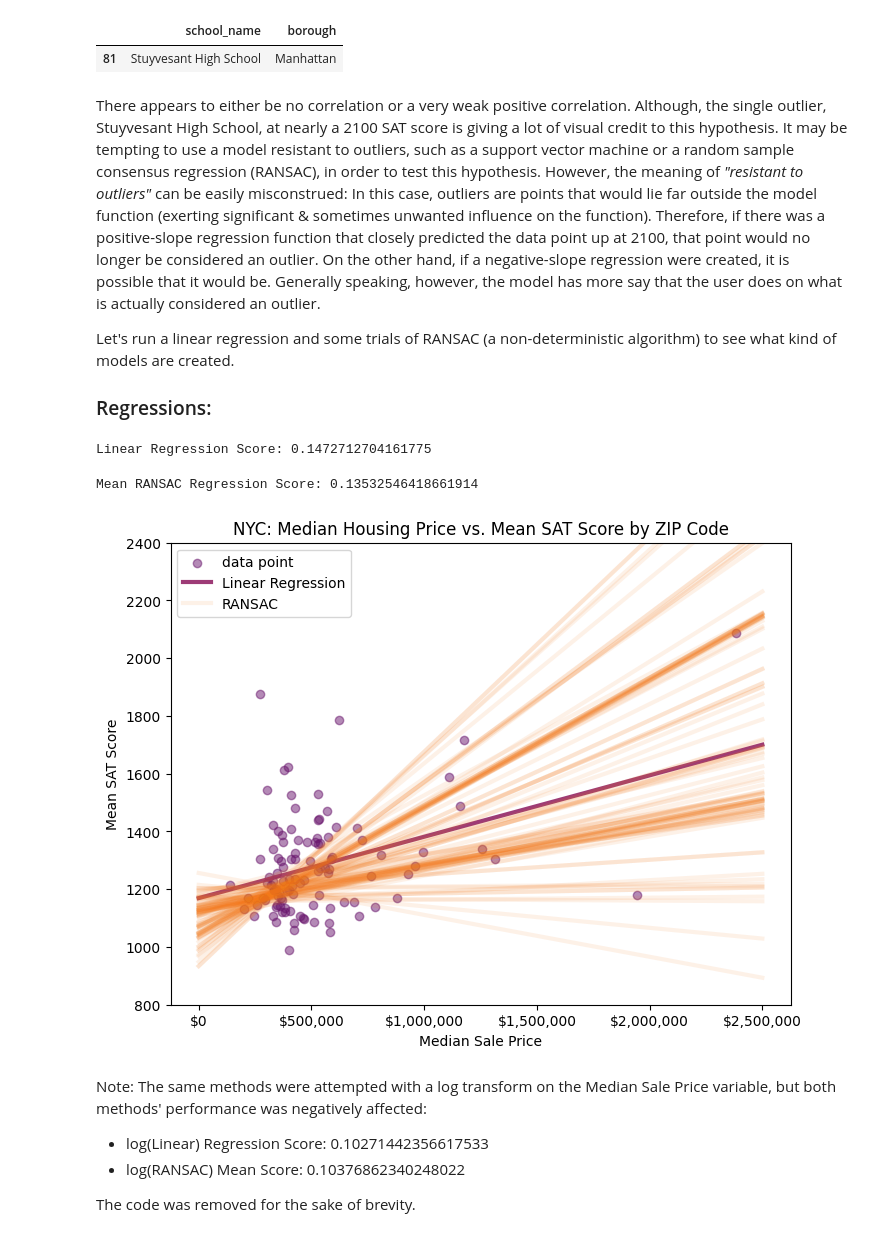
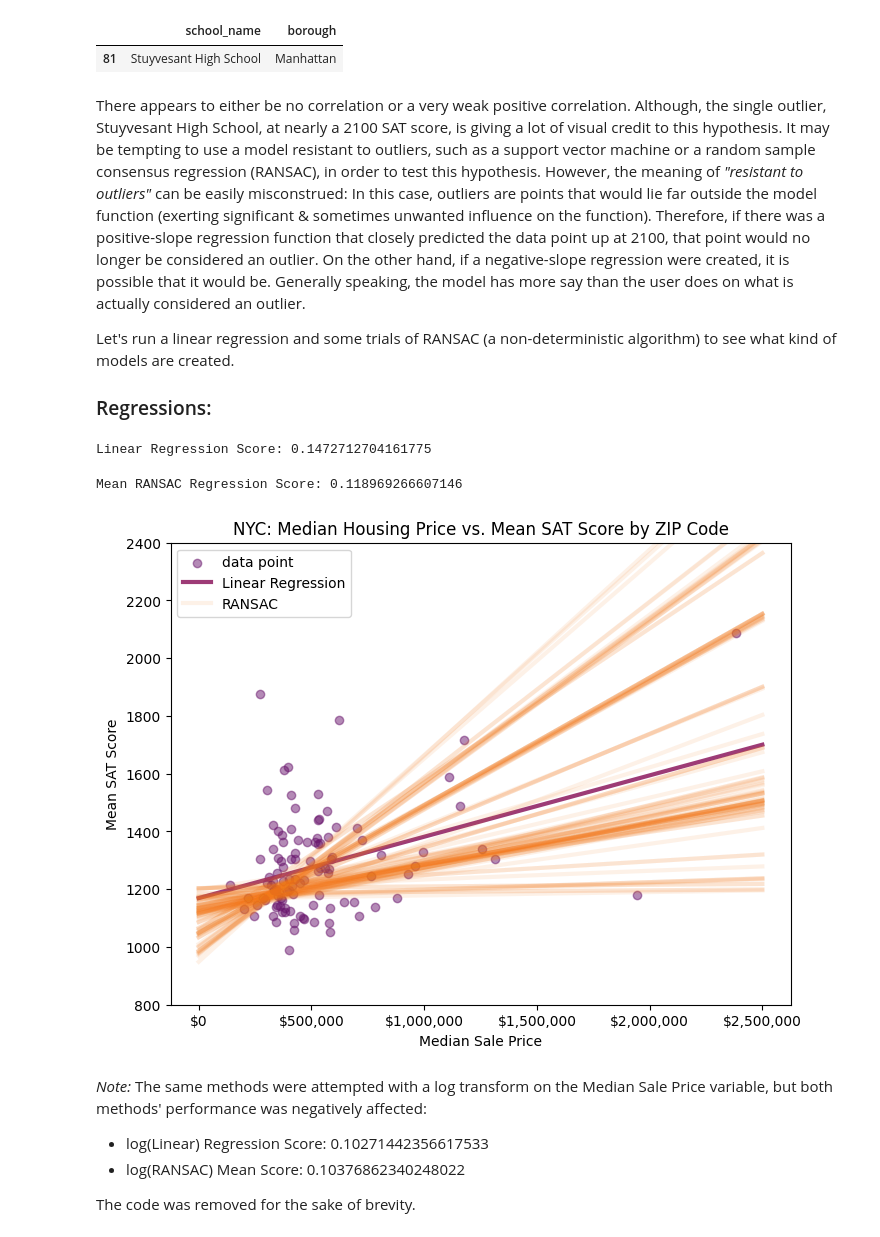
Before and after one commit to johnmays/wealth-and-SAT-NYC, a Jupyter notebook: notebooks/investigation.ipynb, the cells around one changed output. Drawn from its saved outputs; the diff is of its cells as text; code cells hidden in the pictures.

```diff
--- a/notebooks/investigation.ipynb
+++ b/notebooks/investigation.ipynb
@@ -96,5 +97,6 @@ zip_boundaries['ZIP CODE'] = zip_boundaries['ZIP CODE'].astype('int64')
 # %%
 # Joing: adding ZIP code to SAT DataFrame by the DBN:
 # note: DBN (district borough number) is a unique ID for schools in NYC
-SAT_with_ZIP = SAT_scores.join(high_schools.set_index('DBN'), on='DBN', how='inner')
+SAT_with_ZIP = SAT_scores.join(high_schools.set_index('DBN'), on='DBN',
+                               how='inner')
 # %% [markdown]
@@ -136,5 +138,6 @@ Name: SAT Score Mean, dtype: float64
 # %%
-boundaries_with_prices = zip_boundaries.set_index('ZIP CODE').join(median_prices, on='ZIP CODE', how='inner')
+boundaries_with_prices = zip_boundaries.set_index('ZIP CODE').join(
+    median_prices, on='ZIP CODE', how='inner')
 # %%
 boundaries_with_prices.head()
 # %% [output]
@@ -261,7 +268,7 @@ full_high_schools[full_high_schools['postcode'] == 10282][['school_name', 'borou
 |  | school_name | borough |
 | 81 | Stuyvesant High School | Manhattan |
 # %% [markdown]
-There appears to either be no correlation or a very weak positive correlation.  Although, the single outlier, Stuyvesant High School, at nearly a 2100 SAT score is giving a lot of visual credit to this hypothesis.  It may be tempting to use a model resistant to outliers, such as a support vector machine or a random sample consensus regression (RANSAC), in order to test this hypothesis.  However, the meaning of _"resistant to outliers"_ can be easily misconstrued: In this case, outliers are points that would lie far outside the model function (exerting significant & sometimes unwanted influence on the function).  Therefore, if there was a positive-slope regression function that closely predicted the data point up at 2100, that point would no longer be considered an outlier.  On the other hand, if a negative-slope regression were created, it is possible that it would be.  Generally speaking, however, the model has more say that the user does on what is actually considered an outlier.
+There appears to either be no correlation or a very weak positive correlation.  Although, the single outlier, Stuyvesant High School, at nearly a 2100 SAT score, is giving a lot of visual credit to this hypothesis.  It may be tempting to use a model resistant to outliers, such as a support vector machine or a random sample consensus regression (RANSAC), in order to test this hypothesis.  However, the meaning of _"resistant to outliers"_ can be easily misconstrued: In this case, outliers are points that would lie far outside the model function (exerting significant & sometimes unwanted influence on the function).  Therefore, if there was a positive-slope regression function that closely predicted the data point up at 2100, that point would no longer be considered an outlier.  On the other hand, if a negative-slope regression were created, it is possible that it would be.  Generally speaking, the model has more say than the user does on what is actually considered an outlier.
 
 Let's run a linear regression and some trials of RANSAC (a non-deterministic algorithm) to see what kind of models are created.
 ### Regressions:
@@ -279,37 +286,34 @@ Linear Regression Score: 0.1472712704161775
 # %%
 x_range = [0, 2.5e6]
 
 fig, ax = plt.subplots(1, figsize=(8, 6))
 ax.xaxis.set_major_formatter(mpl.ticker.StrMethodFormatter('${x:,.0f}'))
 ax.scatter(total_df['SALE PRICE'], total_df['SAT Score Mean'],
            color=inferno(0.3), alpha=0.5, label='data point')
 plt.plot(x_range, list(map(lambda x: l_regressor.predict([[x,]]),x_range)),
          color=inferno(0.4), linewidth=3, alpha=0.9,
          label='Linear Regression')
 ransac_scores = []
 for trial in range(100):
     r_regressor.fit(X, y)
     ransac_scores.append(np.abs(r_regressor.score(X, y)))
+    kwargs = {}
     if trial == 0:
-        plt.plot(x_range,
-                 list(map(lambda x: r_regressor.predict([[x,]]),x_range)),
-                 color=inferno(0.7), linewidth=3, alpha=0.1, label='RANSAC')
-    else:
-        plt.plot(x_range,
-                 list(map(lambda x: r_regressor.predict([[x,]]), x_range)),
-            color=inferno(0.7), linewidth=3, alpha=0.1)
+        kwargs = {'label': 'RANSAC'}
+    plt.plot(x_range, list(map(lambda x: r_regressor.predict([[x,]]),x_range)),
+             color=inferno(0.7), linewidth=3, alpha=0.1, **kwargs)
 print(f'Mean RANSAC Regression Score: {np.mean(ransac_scores)}')
 plt.ylabel('Mean SAT Score')
 plt.xlabel('Median Sale Price')
 plt.ylim((800, 2400))
 plt.legend()
 plt.title('NYC: Median Housing Price vs. Mean SAT Score by ZIP Code')
 plt.show();
 # %% [output]
-Mean RANSAC Regression Score: 0.13532546418661914
+Mean RANSAC Regression Score: 0.118969266607146
-[figure, old version]
+[figure, new version]
 # %% [markdown]
-Note: The same methods were attempted with a log transform on the Median Sale Price variable, but both methods' performance was negatively affected:
+_Note:_ The same methods were attempted with a log transform on the Median Sale Price variable, but both methods' performance was negatively affected:
 - log(Linear) Regression Score: 0.10271442356617533
 - log(RANSAC) Mean Score: 0.10376862340248022
 
```
Also changed, not shown: parts of 15 cells of this notebook, 3 other files.
